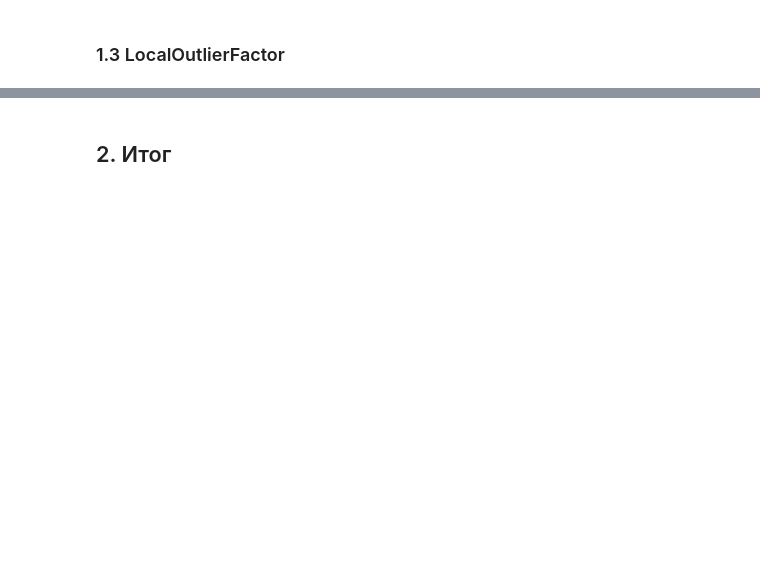
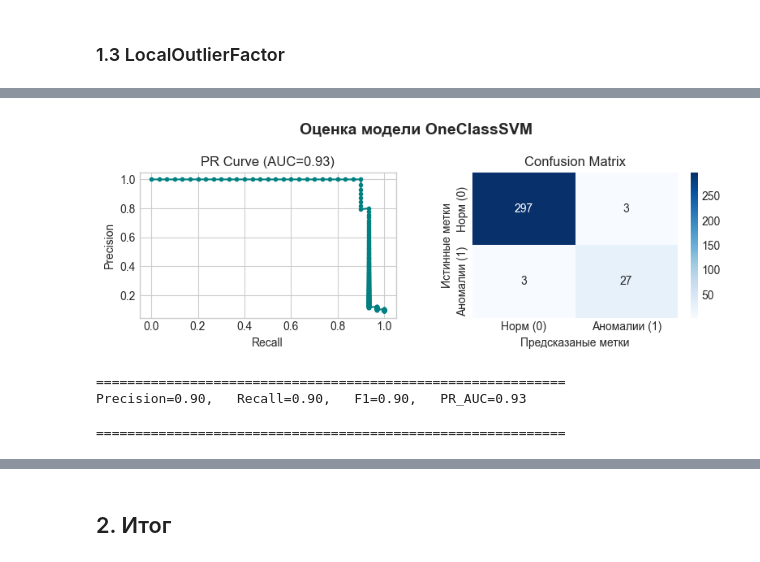
Before and after one commit to Aliaksandr-Borsuk/anomaly_detection_project, a Jupyter notebook: notebooks/1_Classical_ML/1_01_sinthetic_data.ipynb, the cells around one changed output, grey strips where cells are left out. Saved outputs shown, nothing was run; the diff lists cells and outputs as text; code cells hidden in the pictures; blank space fills up the shorter version.

```diff
--- a/notebooks/1_Classical_ML/1_01_sinthetic_data.ipynb
+++ b/notebooks/1_Classical_ML/1_01_sinthetic_data.ipynb
@@ -366,5 +465,13 @@ param_lof = {
     'contamination': [0.01, 0.05, 0.1, 0.15]
 }
 
-grid_lof = timed_grid_search(lof, param_lof, X, y)
+grid_lof =  my_GridSearchCV(
+    model= lof,
+    # unsupervised=False,
+    param_grid=param_lof,
+    random_state=RANDOM_STATE
+)
+grid_lof.fit(X, y)
+
+print( 'Лучшие параметры модели: ', grid_lof.best_params_)
 # %% [output]
@@ -486,11 +522,0 @@ class OCSVM_GridSearchCV:
-# %%
-param_ocsvm = {
-    'nu': [0.001, 0.003, 0.005, 0.01, 0.05],
-    'gamma': ['scale',  0.1, 0.5, 1]
-}
-
-my_grid_ocsvm =  OCSVM_GridSearchCV(
-    param_grid=param_ocsvm,
-    random_state=RANDOM_STATE
-)
-my_grid_ocsvm.fit(X, y)
@@ -537,0 +528,18 @@ plot_anomaly_field(X, my_grid_ocsvm, y_true=y, model_name = 'OneClassSVM',show_s
+# %%
+# Поиск гиперпараметров
+ocsvm = OneClassSVM(kernel='rbf')
+
+param_ocsvm = {
+    'nu': [ 0.001, 0.003, 0.01, 0.05],
+    'gamma': ['scale',  0.1, 0.5, 1]
+}
+
+
+grid_ocsvm =  my_GridSearchCV(
+    model= ocsvm,
+    param_grid=param_ocsvm,
+    random_state=RANDOM_STATE
+)
+grid_ocsvm.fit(X, y)
+
+print( 'Лучшие параметры модели: ', grid_ocsvm.best_params_)
@@ -537,0 +572,9 @@ plot_anomaly_field(X, my_grid_ocsvm, y_true=y, model_name = 'OneClassSVM',show_s
+# %%
+# Оценка
+plot_pr_curve_and_conf_matrix(grid_ocsvm, X, y, 'OneClassSVM' )
+# %% [output]
+[figure, added]
+============================================================
+Precision=0.90,   Recall=0.90,   F1=0.90,   PR_AUC=0.93
+
+============================================================
```
Also changed, not shown: parts of 36 cells of this notebook, 1 other file.
